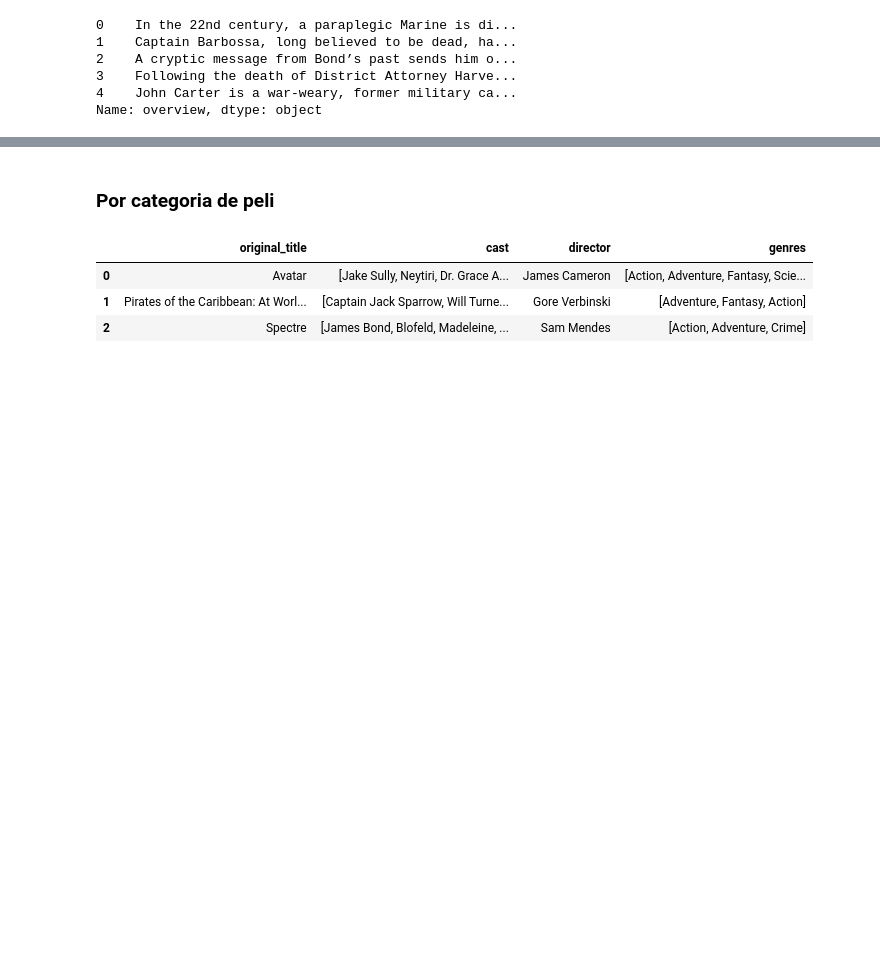
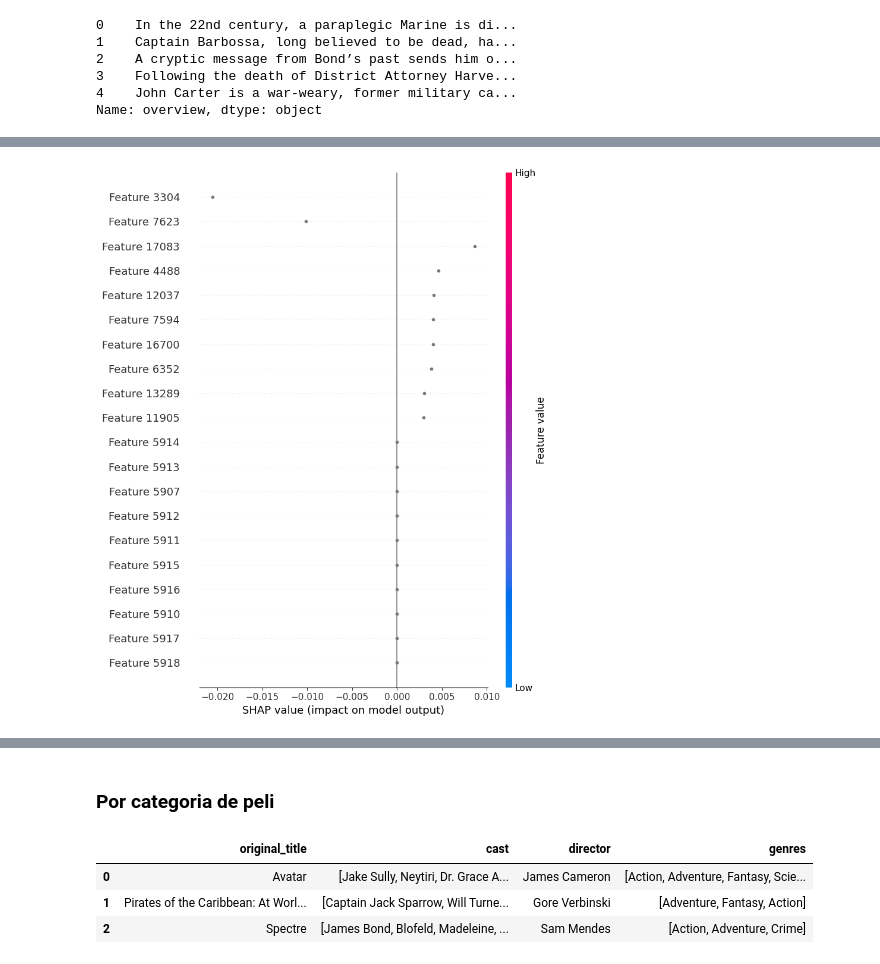
Before and after one commit to duartena/TXAI_Project, a Jupyter notebook: main_2 copy.ipynb, the cells around one changed output, grey strips where cells are left out. Cells and saved outputs as stored; diff of their text form; code cells hidden in the pictures; blank space fills up the shorter version.

```diff
--- a/main_2 copy.ipynb
+++ b/main_2 copy.ipynb
@@ -92,0 +128,5 @@ Name: overview, dtype: object
+# %%
+features = ['cast', 'director', 'genres']
+
+for feature in features:
+    tmdb_5000_movies[feature] = tmdb_5000_movies[feature].apply(clean_data)
@@ -108,0 +180,13 @@ tfidf_matrix.shape
+# %%
+def predict_knn(input_data):
+    distances, indices = knn.kneighbors(input_data)
+    return distances.mean(axis=1)
+
+sample_data = tfidf_matrix[0]
+tfidf_matrix_sampled = shap.sample(tfidf_matrix, 100)
+explainer = shap.KernelExplainer(predict_knn, tfidf_matrix_sampled)
+shap_values = explainer.shap_values(sample_data)
+
+shap.initjs()
+shap.summary_plot(shap_values, sample_data)
+# %% [output]
@@ -108,0 +194 @@ tfidf_matrix.shape
+[figure, added]
```
Also changed, not shown: parts of 15 cells of this notebook, 1 other file.
